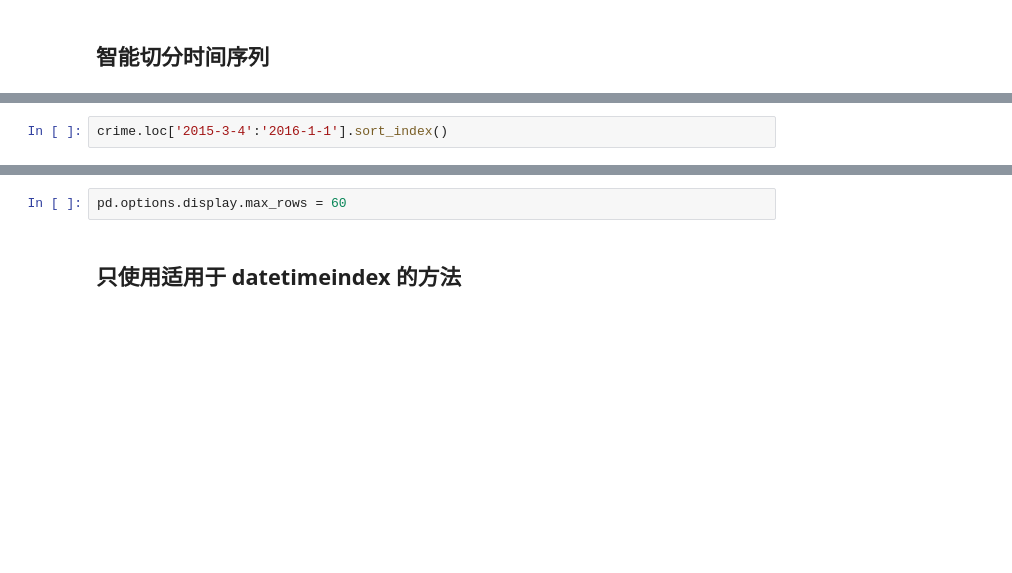
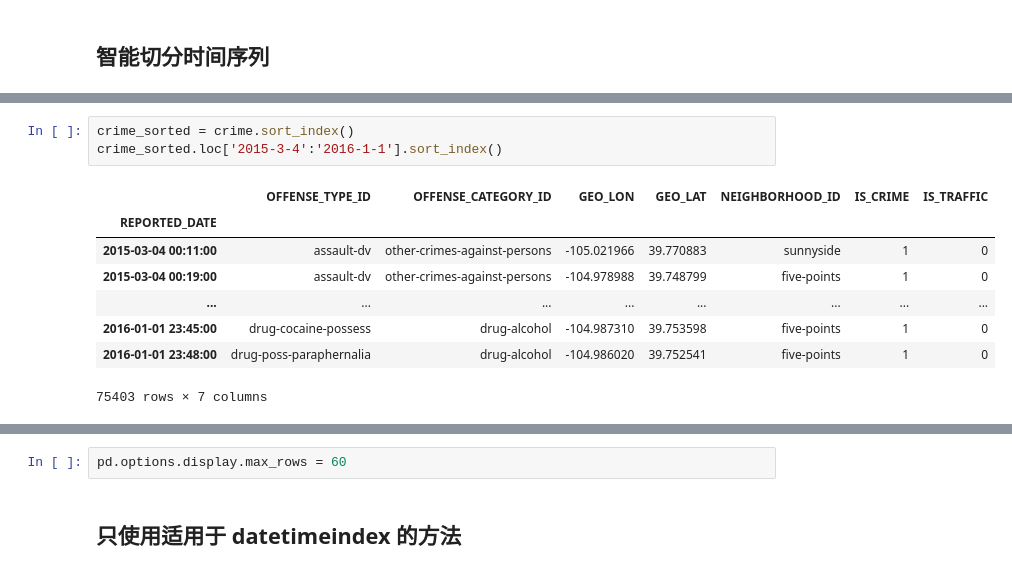
Before and after one commit to 99night66/pandas_study, a Jupyter notebook: 10_时间序列分析.ipynb, the cells around one changed output, grey strips where cells are left out. Drawn from its saved outputs; the diff is of its cells as text; blank space fills up the shorter version.

```diff
--- a/10_时间序列分析.ipynb
+++ b/10_时间序列分析.ipynb
@@ -168,3 +356,13 @@ crime.loc['21st October 201405'].shape
 # %%
-crime.loc['2015-3-4':'2016-1-1'].sort_index()
+crime_sorted = crime.sort_index()
+crime_sorted.loc['2015-3-4':'2016-1-1'].sort_index()
+# %% [output]
+|  | OFFENSE_TYPE_ID | OFFENSE_CATEGORY_ID | GEO_LON | GEO_LAT | NEIGHBORHOOD_ID | IS_CRIME | IS_TRAFFIC |
+| REPORTED_DATE |  |  |  |  |  |  |  |
+| 2015-03-04 00:11:00 | assault-dv | other-crimes-against-persons | -105.021966 | 39.770883 | sunnyside | 1 | 0 |
+| 2015-03-04 00:19:00 | assault-dv | other-crimes-against-persons | -104.978988 | 39.748799 | five-points | 1 | 0 |
+| ... | ... | ... | ... | ... | ... | ... | ... |
+| 2016-01-01 23:45:00 | drug-cocaine-possess | drug-alcohol | -104.987310 | 39.753598 | five-points | 1 | 0 |
+| 2016-01-01 23:48:00 | drug-poss-paraphernalia | drug-alcohol | -104.986020 | 39.752541 | five-points | 1 | 0 |
+75403 rows × 7 columns
 # %%
```
Also changed, not shown: parts of 59 cells of this notebook.
